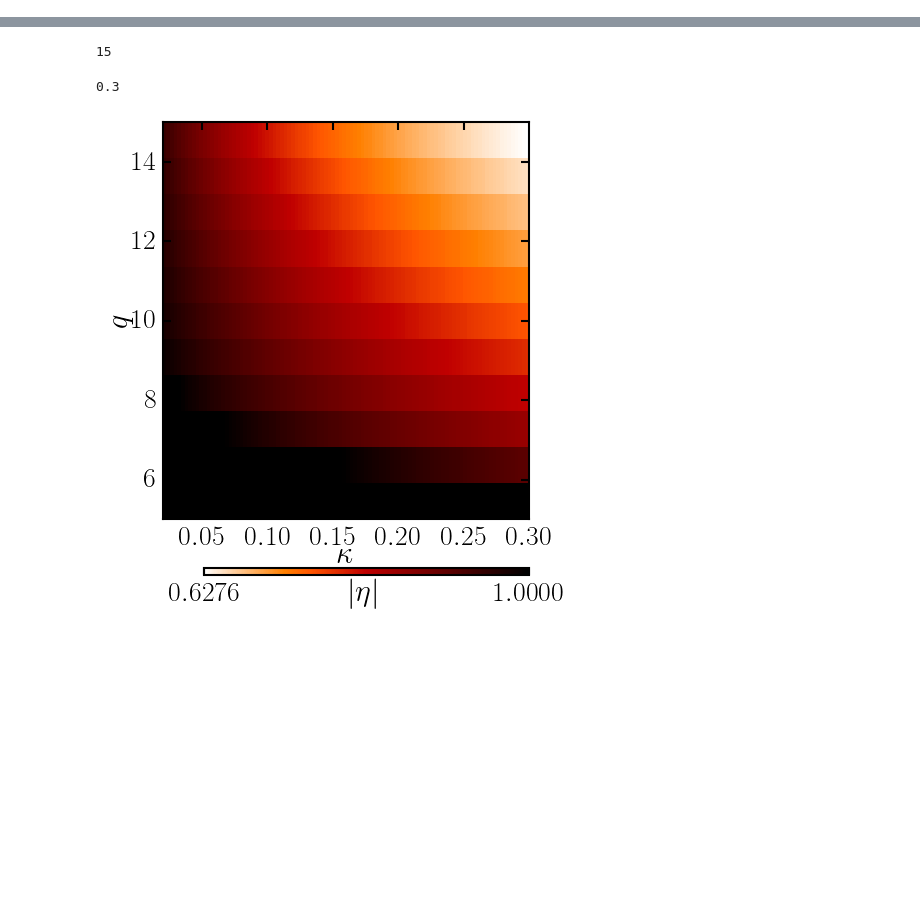
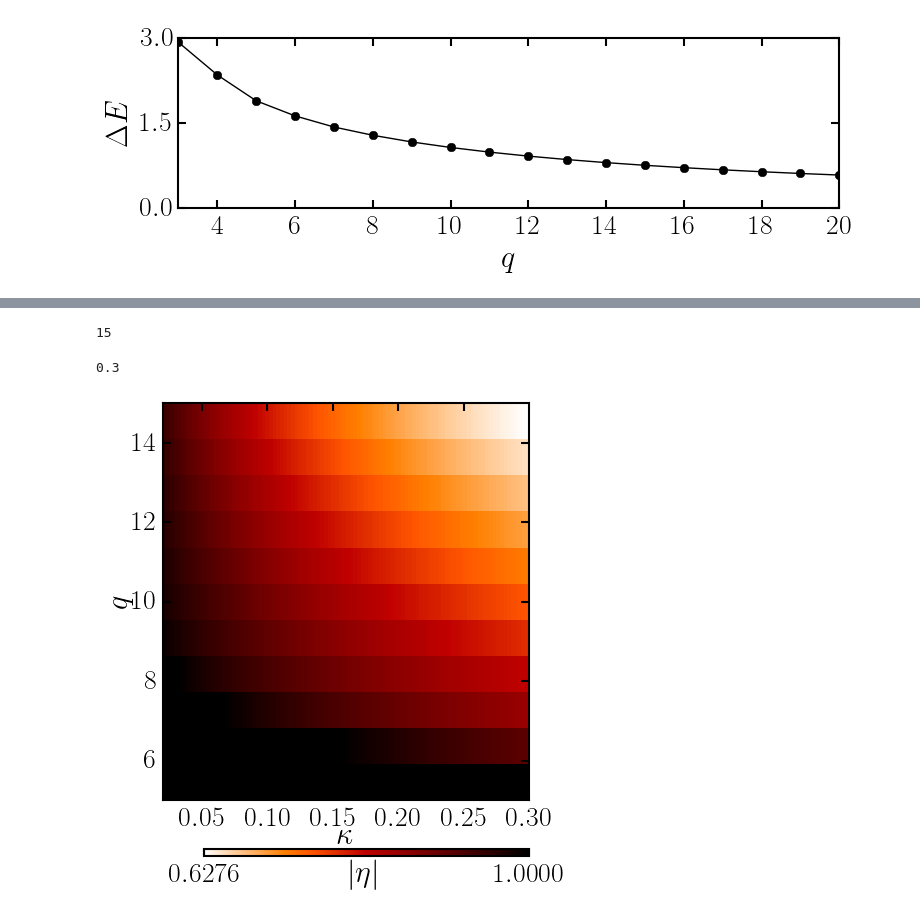
Before and after one commit to berceanu/topo-photon, a Jupyter notebook: anc/approximations.ipynb, the cells around one changed output, grey strips where cells are left out. Drawn from its saved outputs; the diff is of its cells as text; code cells hidden in the pictures; blank space fills up the shorter version.

```diff
--- a/anc/approximations.ipynb
+++ b/anc/approximations.ipynb
@@ -27,0 +96,13 @@ matplotlib["rcParams"][:update](["axes.labelsize" => 22,
+# %%
+f, ax = plt.subplots(figsize=(8, 3))
+ax[:plot](qs, HH.bgap(qs), "black", marker="o")
+
+ax[:set_ylim](0, 3)
+ax[:yaxis][:set_ticks]([0,1.5,3])
+ax[:set_xlim](qs[1], qs[end])
+
+ax[:set_xlabel](L"$q$")
+ax[:set_ylabel](L"$\Delta E$")
+nothing
+# %% [output]
+[figure, added]
```
Also changed, not shown: parts of 15 cells of this notebook, 8 other files.
